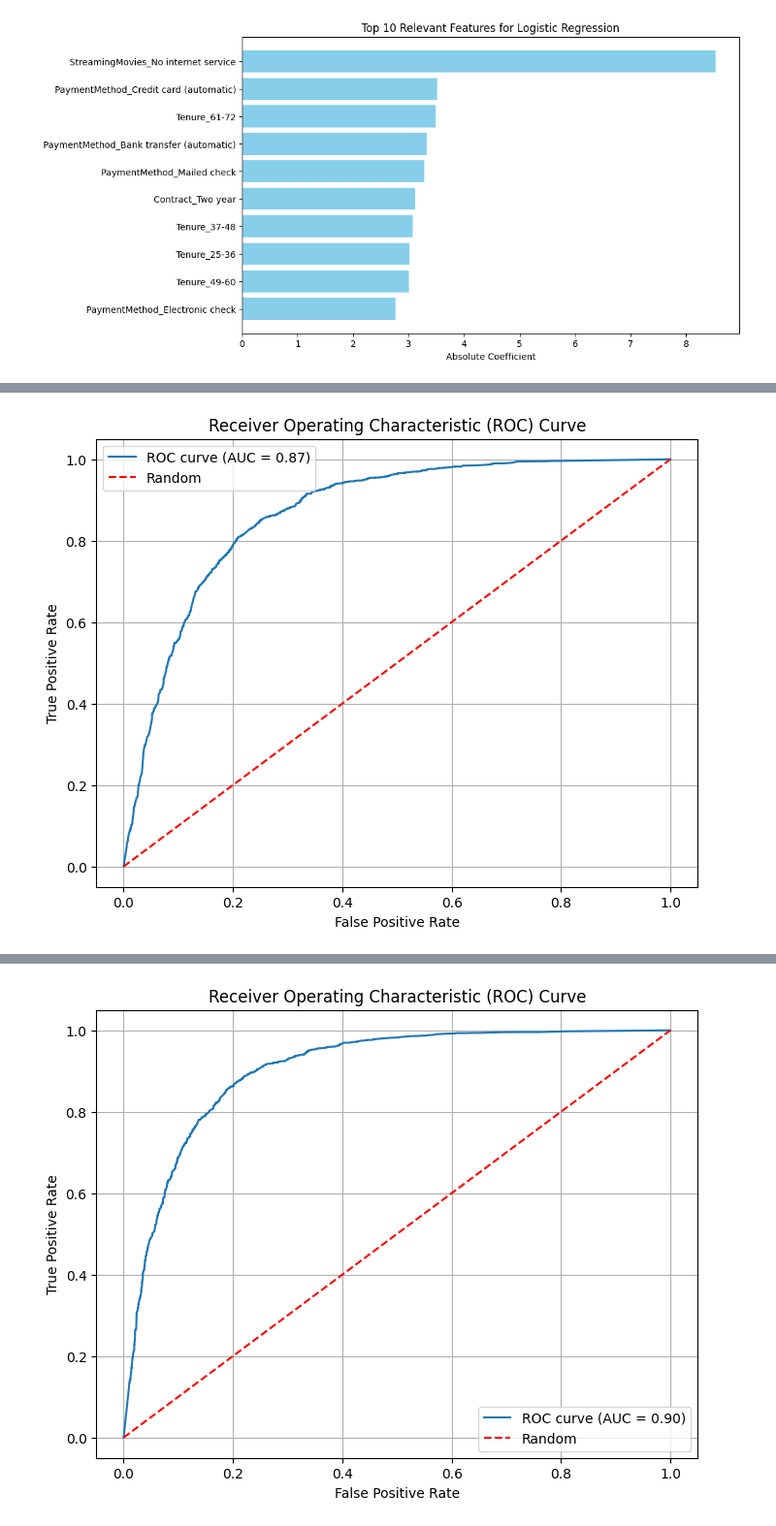
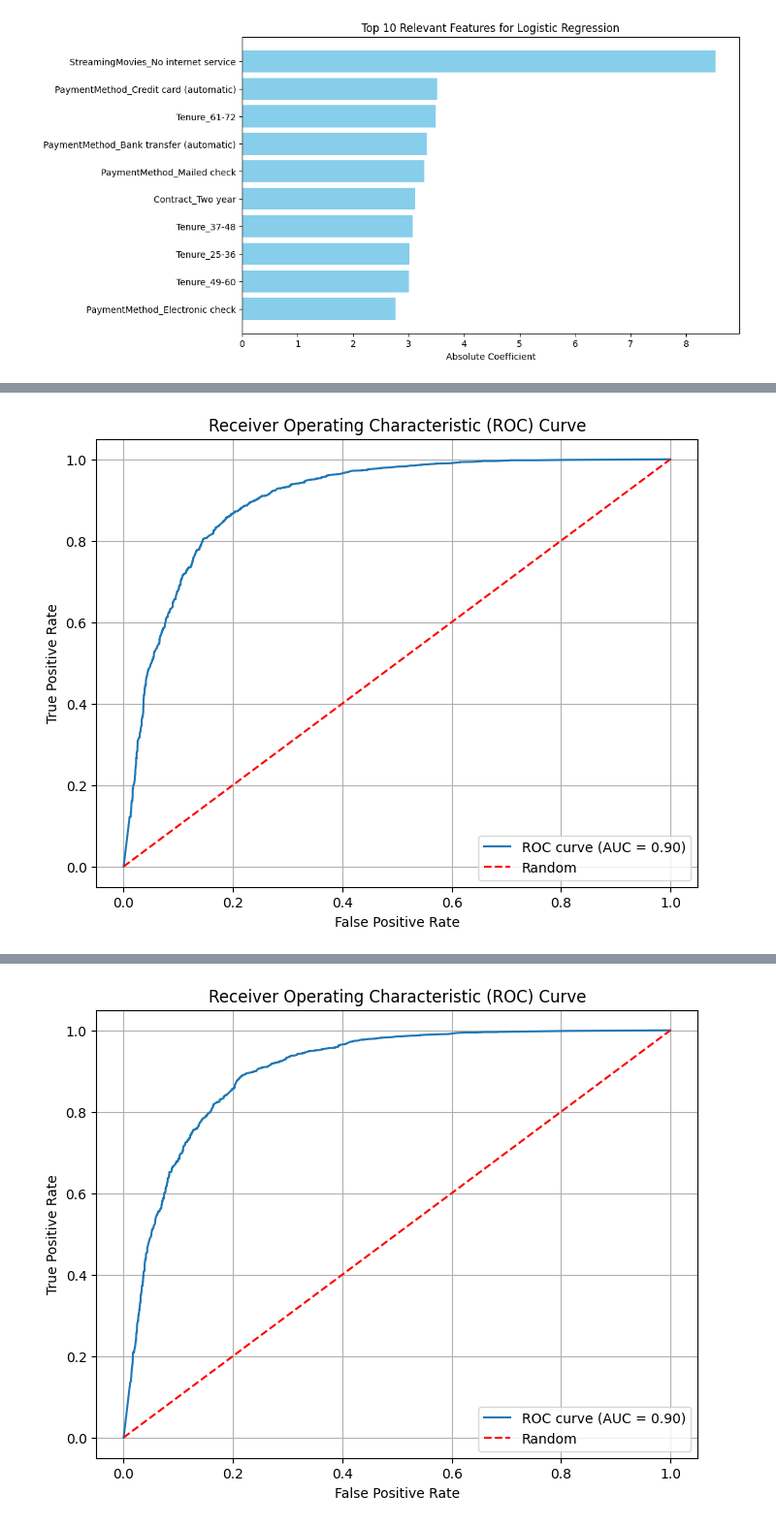
Before and after one commit to nikhilbansal23/TelcoRetentionStratergies, a Jupyter notebook: Telco_Retention_Strategies.ipynb, the cells around one changed output, grey strips where cells are left out. Shown at 97% size. Saved outputs shown, nothing was run; the diff lists cells and outputs as text; code cells hidden in the pictures.

```diff
--- a/Telco_Retention_Strategies.ipynb
+++ b/Telco_Retention_Strategies.ipynb
@@ -769,0 +663,40 @@ Number of features in the dataset: 18
+# %%
+from sklearn.ensemble import RandomForestClassifier
+
+# Initialize the model
+random_forest = RandomForestClassifier()
+
+# Train the model
+random_forest.fit(X_train, y_train)
+
+# Predict on test set
+rf_test_predictions = random_forest.predict(X_test)
+
+
+# Classification report and confusion matrix
+print("Classification Report:")
+print(classification_report(y_test, rf_test_predictions))
+
+print("Confusion Matrix:")
+# print(confusion_matrix(y_test, xgb_pred))
+cm = confusion_matrix(y_test, rf_test_predictions)
+# Create an array to label confusion matrix
+class_names = ['Not Churn', 'Churn']  # Replace with your class names if needed
+
+# Create a heatmap for the confusion matrix using Plotly
+fig = ff.create_annotated_heatmap(
+    z=cm,
+    x=class_names,
+    y=class_names,
+    colorscale='Blues',
+    showscale=True
+)
+
+# Add title and labels
+fig.update_layout(
+    title='Confusion Matrix',
+    xaxis=dict(title='Predicted label'),
+    yaxis=dict(title='True label')
+)
+
+fig.show()
@@ -770,21 +716,21 @@ Number of features in the dataset: 18
 # %%
 from sklearn.metrics import roc_curve, roc_auc_score
 # Predict probabilities of positive class for test set
-y_probs = rf_classifier.predict_proba(X_test_selected)[:, 1]
+y_probs = random_forest.predict_proba(X_test)[:, 1]
 
 # Calculate ROC curve and AUC
 fpr, tpr, thresholds = roc_curve(y_test, y_probs)
 auc = roc_auc_score(y_test, y_probs)
 
 # Plot ROC curve
 plt.figure(figsize=(8, 6))
 plt.plot(fpr, tpr, label='ROC curve (AUC = {:.2f})'.format(auc))
 plt.plot([0, 1], [0, 1], linestyle='--', color='r', label='Random')
 plt.xlabel('False Positive Rate')
 plt.ylabel('True Positive Rate')
 plt.title('Receiver Operating Characteristic (ROC) Curve')
 plt.legend()
 plt.grid(True)
 plt.show()
 # %% [output]
-[figure, old version]
+[figure, new version]
```
Also changed, not shown: parts of 19 cells of this notebook.
